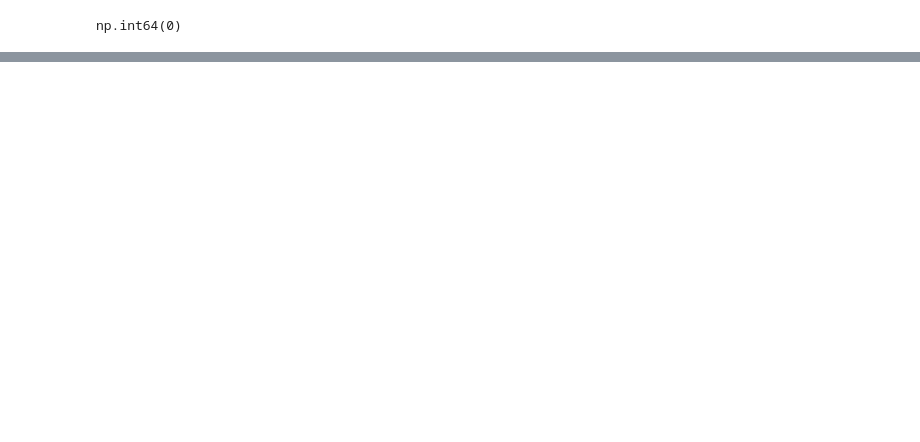
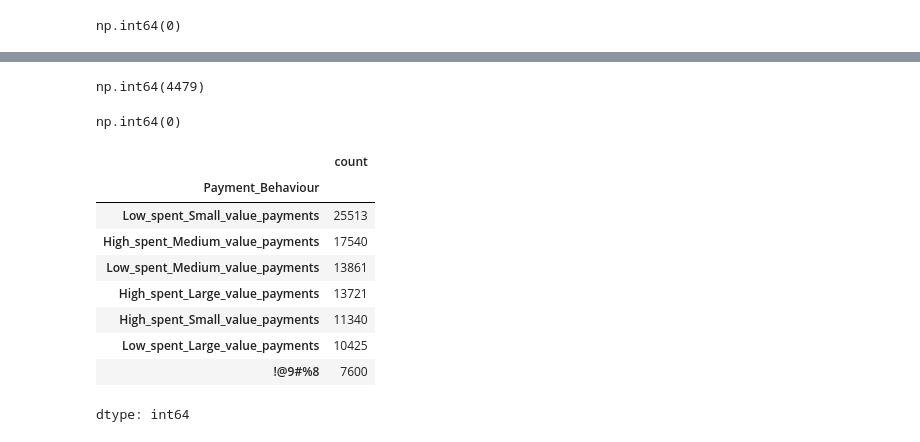
Before and after one commit to Mohamedsadek12/Credit-Score-Dataset, a Jupyter notebook: Credit_Score_Dataset.ipynb, the cells around one changed output, grey strips where cells are left out. Saved outputs shown, nothing was run; the diff lists cells and outputs as text; code cells hidden in the pictures; blank space fills up the shorter version.

```diff
--- a/Credit_Score_Dataset.ipynb
+++ b/Credit_Score_Dataset.ipynb
@@ -418,0 +543,4 @@ memory usage: 24.4+ MB
+# %%
+df["PMA_NM"] = df["PMA_NM"].astype(int)
+df["PMA_No"] = df["PMA_No"].astype(int)
+df["PMA_Yes"] = df["PMA_Yes"].astype(int)
@@ -418,0 +567,24 @@ memory usage: 24.4+ MB
+# %%
+df["Amount_invested_monthly"].isna().sum()
+# %% [output]
+np.int64(4479)
+# %%
+df["Amount_invested_monthly"] = df.groupby("Customer_ID")["Amount_invested_monthly"].transform(lambda x: x.fillna(x.median()))
+df["Amount_invested_monthly"] = df["Amount_invested_monthly"].fillna(df["Amount_invested_monthly"].median())
+# %%
+df["Amount_invested_monthly"].isna().sum()
+# %% [output]
+np.int64(0)
+# %%
+df["Payment_Behaviour"].value_counts()
+# %% [output]
+|  | count |
+| Payment_Behaviour |  |
+| Low_spent_Small_value_payments | 25513 |
+| High_spent_Medium_value_payments | 17540 |
+| Low_spent_Medium_value_payments | 13861 |
+| High_spent_Large_value_payments | 13721 |
+| High_spent_Small_value_payments | 11340 |
+| Low_spent_Large_value_payments | 10425 |
+| !@9#%8 | 7600 |
+dtype: int64
```
Also changed, not shown: parts of 47 cells of this notebook.
